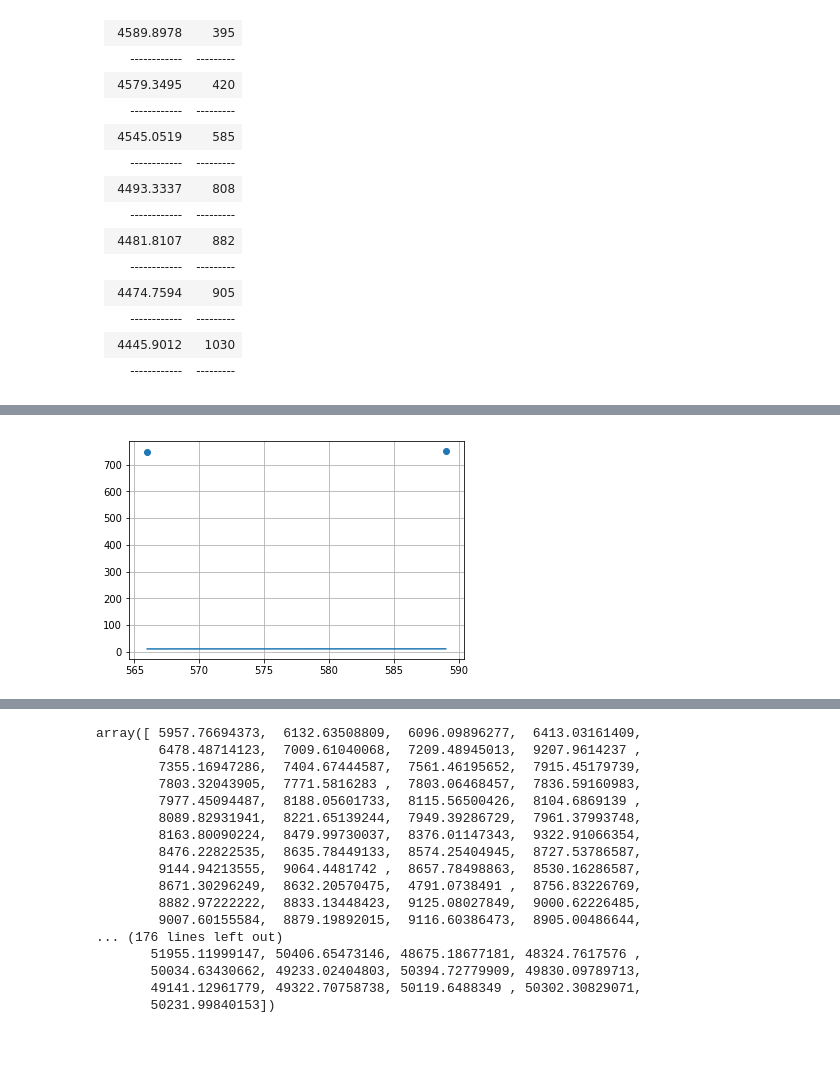
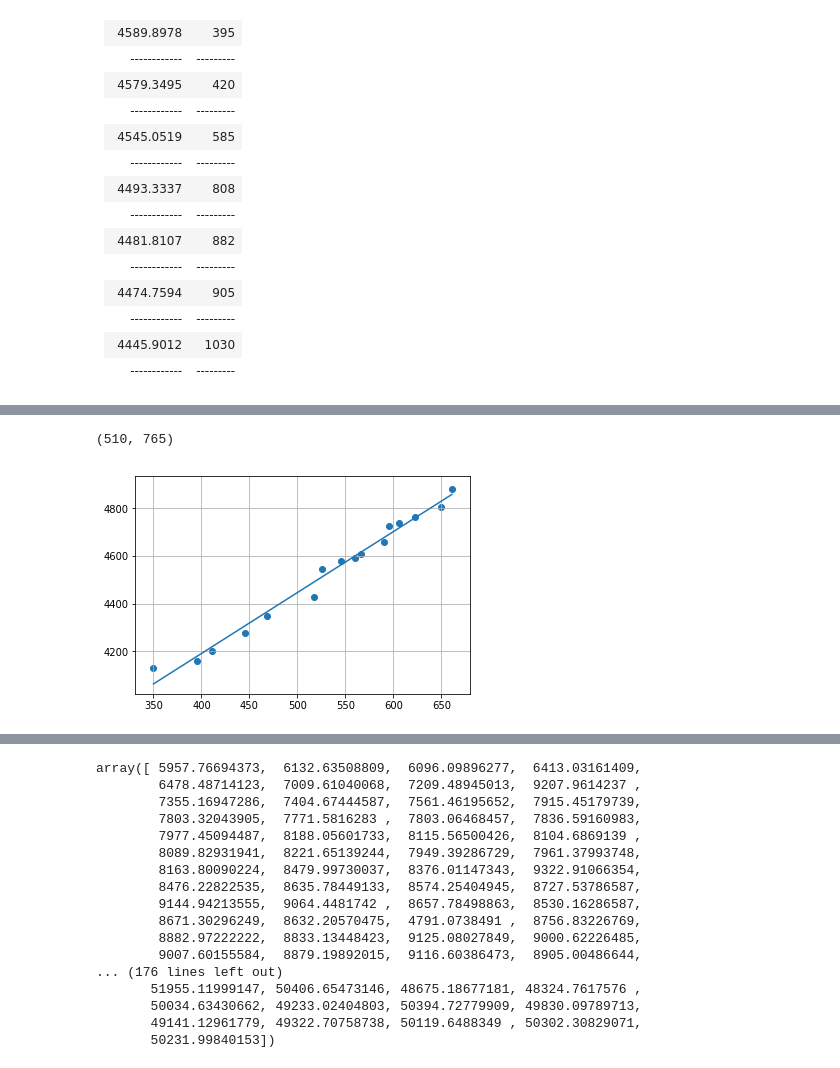
Before and after one commit to vegerot/Techniques, a Jupyter notebook: ObservingProject/Preprocessing.ipynb, the cells around one changed output, grey strips where cells are left out. Cells and saved outputs as stored; diff of their text form; code cells hidden in the pictures.

```diff
--- a/ObservingProject/Preprocessing.ipynb
+++ b/ObservingProject/Preprocessing.ipynb
@@ -386 +368,8 @@ y2=[750,746.5]
+# %%
+x=[350,395,411,445,468,517,526,545,560,566,590,595,606,622,650,661]
+y=[4131.720215,4158.589844,4200.669922,4277.529785,4348.060059,4428,4545.049805,4579.349609,4589.899902,4609.569824,4657.899902,4726.869629,4735.909660,4764.869629,4806.02002,4879.859863]
+#x1=[590,566,606]
+#x2=[589,566]
+#y1=[750,746.5,761]
+#y2=[750,746.5]
 # %%
@@ -394,9 +382,17 @@ plt.grid()
 # %%
-pfit2 = np.polyfit(x2, y2, 1)  # Fit a 1st order polynomial to (x1, y) data
-yfit2 = np.polyval(pfit, x2)  # Evaluate the polynomial at x1
-plt.plot(x2, yfit2)
-plt.scatter(x2,y2)
-plt.grid()
+# pfit2 = np.polyfit(x2, y2, 1)  # Fit a 1st order polynomial to (x1, y) data
+# yfit2 = np.polyval(pfit2, x2)  # Evaluate the polynomial at x1
+# plt.plot(x2, yfit2)
+# plt.scatter(x2,y2)
+# plt.grid()
-# %% [output]
-[figure, removed]
+# %%
+pfit = np.polyfit(x, y, 1)  # Fit a 1st order polynomial to (x1, y) data
+yfit = np.polyval(pfit, x)  # Evaluate the polynomial at x1
+plt.plot(x, yfit)
+plt.scatter(x,y)
+plt.grid()
+ext_spec.shape
+# %% [output]
+(510, 765)
+[figure, added]
 # %%
```
Also changed, not shown: parts of 18 cells of this notebook, 3 other files.
